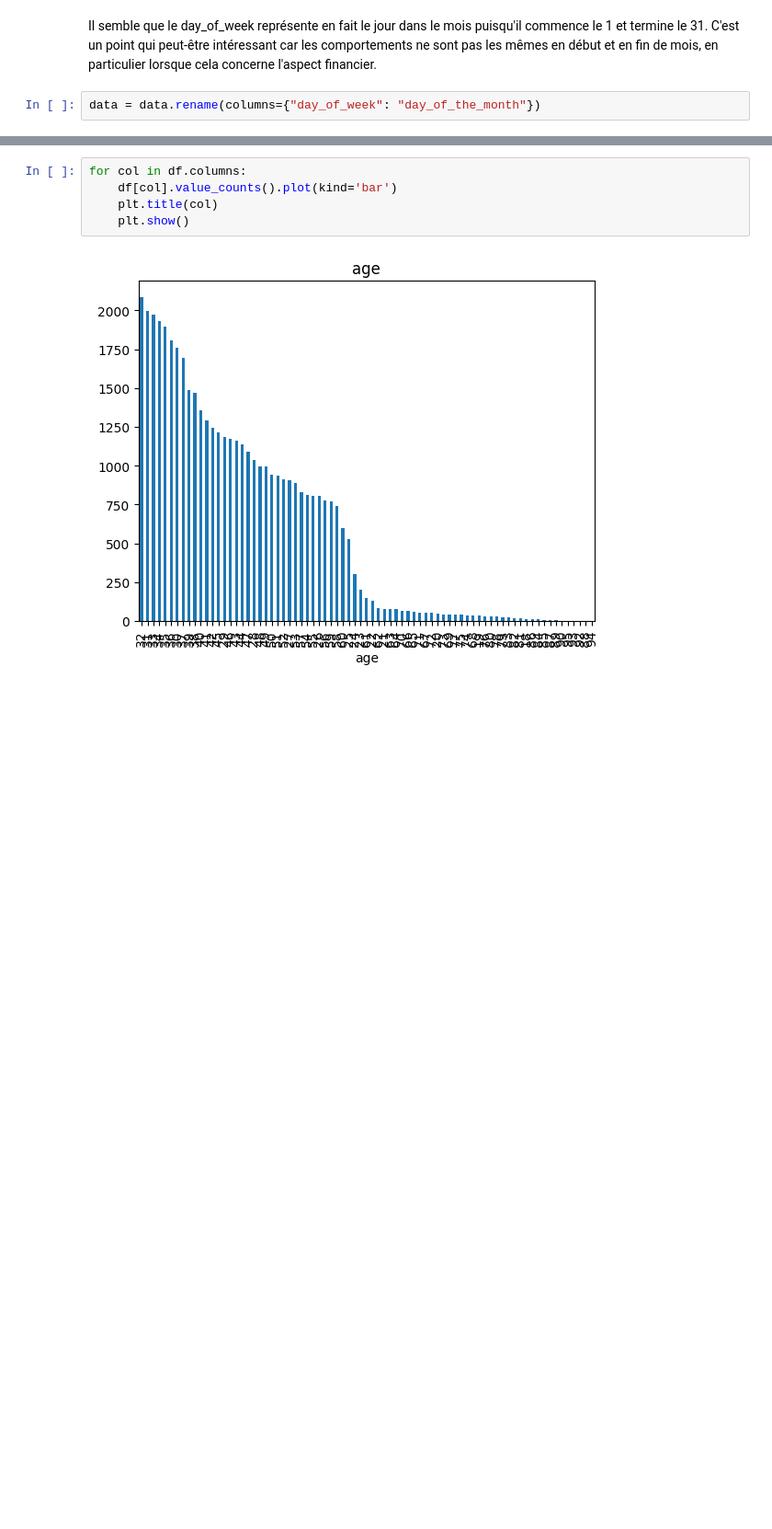
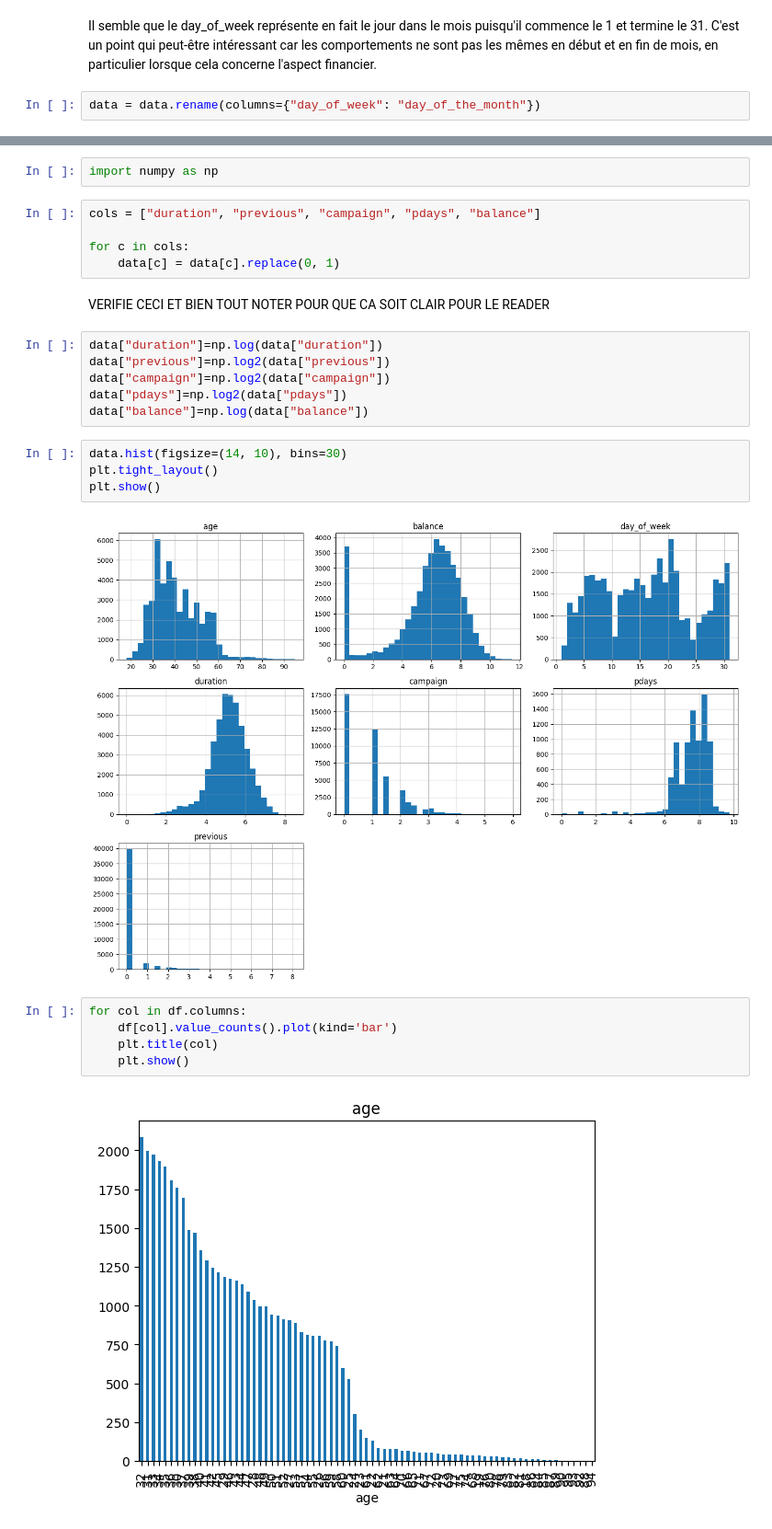
Before and after one commit to Dkdunand/ENSAE-stat-apply-projet, a Jupyter notebook: Maxime AED.ipynb, the cells around one changed output, grey strips where cells are left out. Shown at 92% size. Saved outputs shown, nothing was run; the diff lists cells and outputs as text; blank space fills up the shorter version.

```diff
--- a/Maxime AED.ipynb
+++ b/Maxime AED.ipynb
@@ -401,3 +381,24 @@ plt.show()
+# %%
+import numpy as np
+# %%
+cols = ["duration", "previous", "campaign", "pdays", "balance"]
+
+for c in cols:
+    data[c] = data[c].replace(0, 1)
+# %% [markdown]
+VERIFIE CECI ET BIEN TOUT NOTER POUR QUE CA SOIT CLAIR POUR LE READER
+# %%
+data["duration"]=np.log(data["duration"])
+data["previous"]=np.log2(data["previous"])
+data["campaign"]=np.log2(data["campaign"])
+data["pdays"]=np.log2(data["pdays"])
+data["balance"]=np.log(data["balance"])
+# %%
+data.hist(figsize=(14, 10), bins=30)
+plt.tight_layout()
+plt.show()
+# %% [output]
+[figure, added]
 # %%
 for col in df.columns:
     df[col].value_counts().plot(kind='bar')
```
Also changed, not shown: parts of 4 cells of this notebook.
